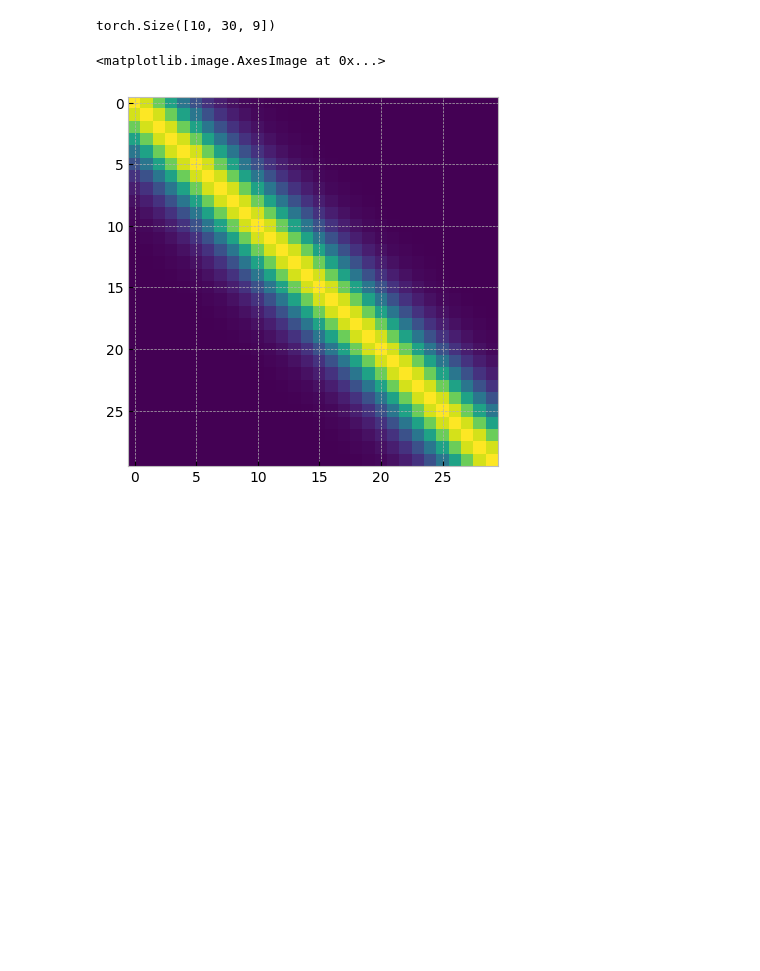
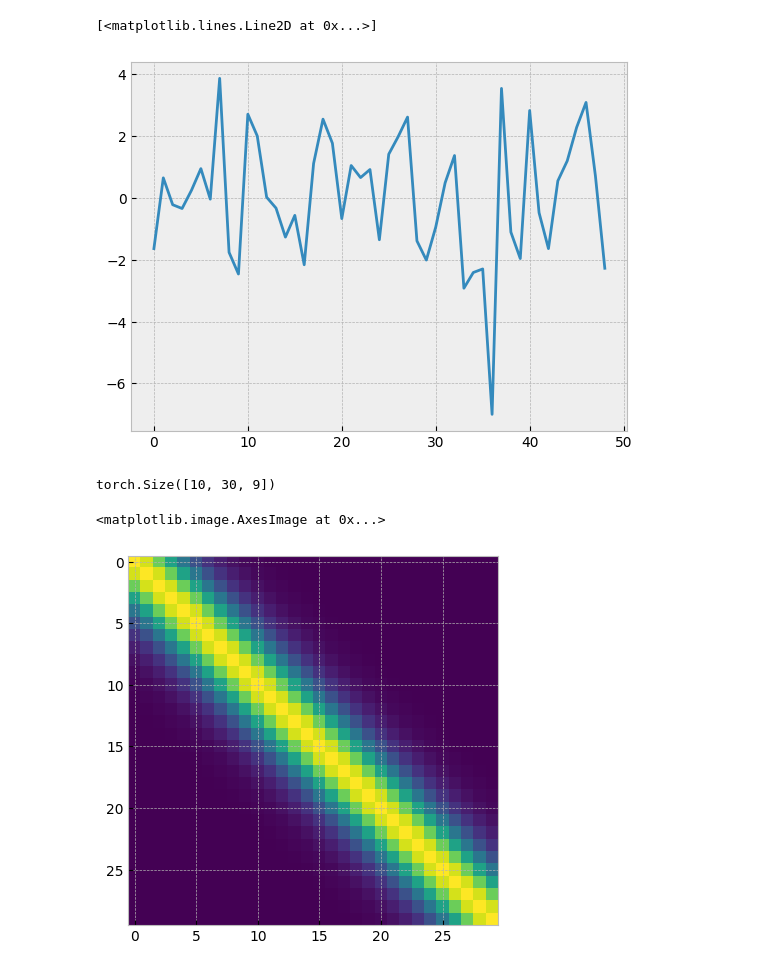
Before and after one commit to m-laprise/partialinfo, a Jupyter notebook: src/inprogress/dgp_draft.ipynb, the cells around one changed output. Cells and saved outputs as stored; diff of their text form; code cells hidden in the pictures; blank space fills up the shorter version.

```diff
--- a/src/inprogress/dgp_draft.ipynb
+++ b/src/inprogress/dgp_draft.ipynb
@@ -232,3 +243,8 @@ plt.imshow((U @ V).T)
+# %%
+plt.plot(M_rets.sum(dim = 1))
+# %% [output]
+[<matplotlib.lines.Line2D at 0x...>]
+[figure, added]
 # %%
 t = 30
 r = 9
```
Also changed, not shown: parts of 6 cells of this notebook, 5 other files.
